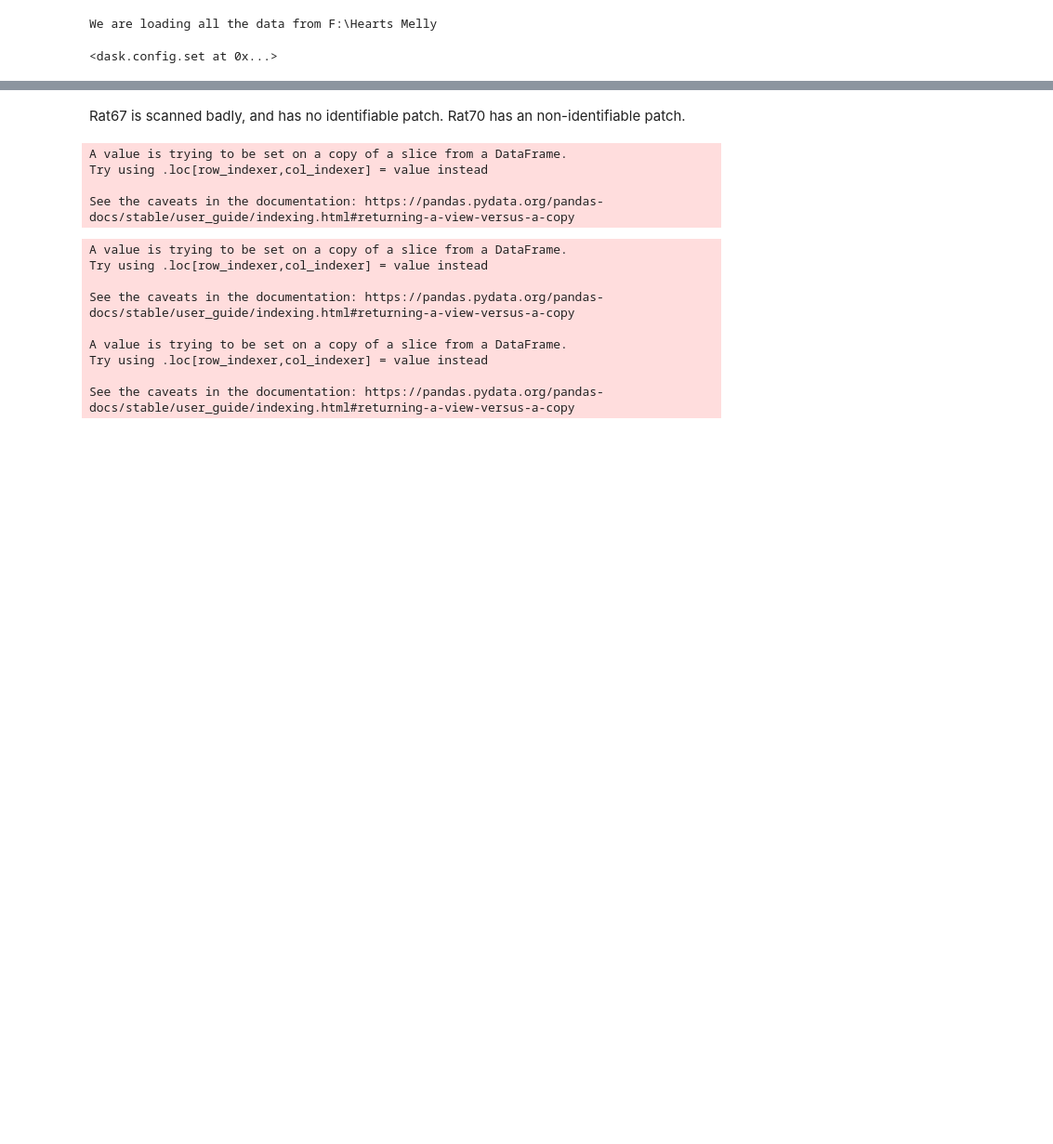
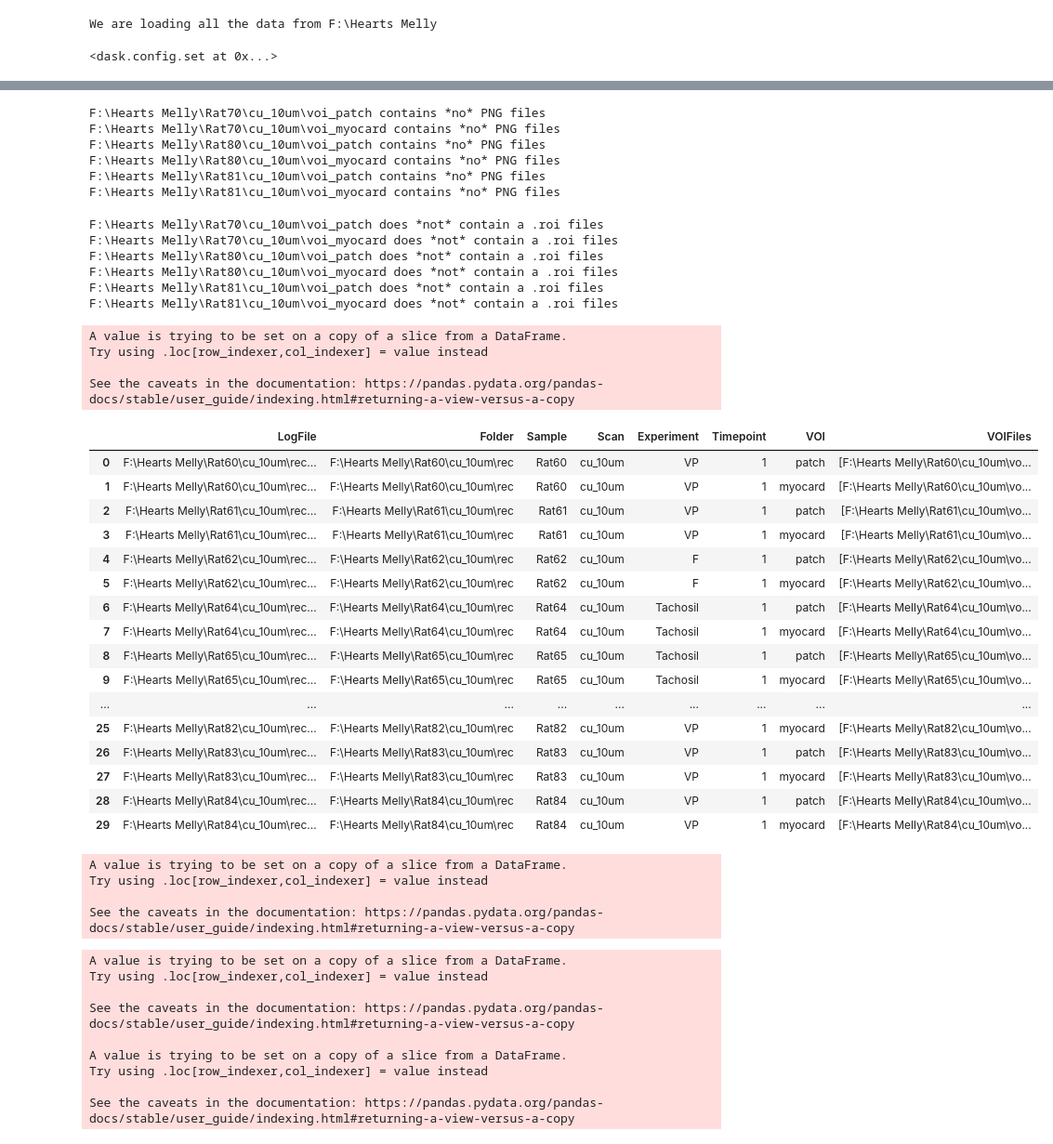
Before and after one commit to habi/heart-neoangiogenesis, a Jupyter notebook: Patch-Delineation-Analysis.ipynb, the cells around one changed output, grey strips where cells are left out. Shown at 93% size. Drawn from its saved outputs; the diff is of its cells as text; code cells hidden in the pictures; blank space fills up the shorter version.

```diff
--- a/Patch-Delineation-Analysis.ipynb
+++ b/Patch-Delineation-Analysis.ipynb
@@ -262,6 +231,69 @@ The patch of RatTest\overview needs to be delineated
-# %% [markdown]
-Rat67 is scanned badly, and has no identifiable patch.
-Rat70 has an non-identifiable patch.
+# %%
+# Detect what's in the VOI folders
+for sample in Data.Sample.unique():
+    for folder in ['_patch', '_myocard']:
+        # print('%s contains %s PNG files' % (glob.glob(os.path.join(Root, sample, 'cu_10um', '*' + folder)),
+        #                                     len(glob.glob(os.path.join(Root, sample, 'cu_10um', '*' + folder, '*.png')))))
+        if not len(glob.glob(os.path.join(Root, sample, 'cu_10um', '*' + folder, '*.png'))):
+            print('%s contains *no* PNG files' % glob.glob(os.path.join(Root, sample, 'cu_10um', '*' + folder))[0])
+# %% [output]
+F:\Hearts Melly\Rat70\cu_10um\voi_patch contains *no* PNG files
+F:\Hearts Melly\Rat70\cu_10um\voi_myocard contains *no* PNG files
+F:\Hearts Melly\Rat80\cu_10um\voi_patch contains *no* PNG files
+F:\Hearts Melly\Rat80\cu_10um\voi_myocard contains *no* PNG files
+F:\Hearts Melly\Rat81\cu_10um\voi_patch contains *no* PNG files
+F:\Hearts Melly\Rat81\cu_10um\voi_myocard contains *no* PNG files
+# %%
+# Detect VOI files
+for sample in Data.Sample.unique():
+    for folder in ['_patch', '_myocard']:
+        if len(glob.glob(os.path.join(Root, sample, 'cu_10um', '*' + folder, '*.roi'))) != 1:
+            print('%s does *not* contain a .roi files' % glob.glob(os.path.join(Root, sample, 'cu_10um', '*' + folder))[0])
+# %% [output]
+F:\Hearts Melly\Rat70\cu_10um\voi_patch does *not* contain a .roi files
+F:\Hearts Melly\Rat70\cu_10um\voi_myocard does *not* contain a .roi files
+F:\Hearts Melly\Rat80\cu_10um\voi_patch does *not* contain a .roi files
+F:\Hearts Melly\Rat80\cu_10um\voi_myocard does *not* contain a .roi files
+F:\Hearts Melly\Rat81\cu_10um\voi_patch does *not* contain a .roi files
+F:\Hearts Melly\Rat81\cu_10um\voi_myocard does *not* contain a .roi files
+# %%
+# Tim delineated both the patch and myocard region
+# We thus need to duplicate the dataframe for loading them correctly
+Data = pandas.concat([Data] *2, ignore_index=True)
+Data.sort_values('Sample', inplace=True)
+Data.reset_index(drop=True, inplace=True)
+# %%
+Data['VOI'] = 'myocard'
+Data.iloc[::2, :]['VOI'] = 'patch'
+# %% [output]
+A value is trying to be set on a copy of a slice from a DataFrame.
+Try using .loc[row_indexer,col_indexer] = value instead
+
+See the caveats in the documentation: https://pandas.pydata.org/pandas-docs/stable/user_guide/indexing.html#returning-a-view-versus-a-copy
+# %%
+Data['VOIFiles'] = [sorted(glob.glob(os.path.join(Root, sample, scan, 'voi_' + voi, '*.png')))
+                              for (sample, scan, voi)
+                              in zip(Data['Sample'], Data['Scan'], Data['VOI'])]
+# %%
+Data
+# %% [output]
+|  | LogFile | Folder | Sample | Scan | Experiment | Timepoint | VOI | VOIFiles |
+| 0 | F:\Hearts Melly\Rat60\cu_10um\rec... | F:\Hearts Melly\Rat60\cu_10um\rec | Rat60 | cu_10um | VP | 1 | patch | [F:\Hearts Melly\Rat60\cu_10um\vo... |
+| 1 | F:\Hearts Melly\Rat60\cu_10um\rec... | F:\Hearts Melly\Rat60\cu_10um\rec | Rat60 | cu_10um | VP | 1 | myocard | [F:\Hearts Melly\Rat60\cu_10um\vo... |
+| 2 | F:\Hearts Melly\Rat61\cu_10um\rec... | F:\Hearts Melly\Rat61\cu_10um\rec | Rat61 | cu_10um | VP | 1 | patch | [F:\Hearts Melly\Rat61\cu_10um\vo... |
+| 3 | F:\Hearts Melly\Rat61\cu_10um\rec... | F:\Hearts Melly\Rat61\cu_10um\rec | Rat61 | cu_10um | VP | 1 | myocard | [F:\Hearts Melly\Rat61\cu_10um\vo... |
+| 4 | F:\Hearts Melly\Rat62\cu_10um\rec... | F:\Hearts Melly\Rat62\cu_10um\rec | Rat62 | cu_10um | F | 1 | patch | [F:\Hearts Melly\Rat62\cu_10um\vo... |
+| 5 | F:\Hearts Melly\Rat62\cu_10um\rec... | F:\Hearts Melly\Rat62\cu_10um\rec | Rat62 | cu_10um | F | 1 | myocard | [F:\Hearts Melly\Rat62\cu_10um\vo... |
+| 6 | F:\Hearts Melly\Rat64\cu_10um\rec... | F:\Hearts Melly\Rat64\cu_10um\rec | Rat64 | cu_10um | Tachosil | 1 | patch | [F:\Hearts Melly\Rat64\cu_10um\vo... |
+| 7 | F:\Hearts Melly\Rat64\cu_10um\rec... | F:\Hearts Melly\Rat64\cu_10um\rec | Rat64 | cu_10um | Tachosil | 1 | myocard | [F:\Hearts Melly\Rat64\cu_10um\vo... |
+| 8 | F:\Hearts Melly\Rat65\cu_10um\rec... | F:\Hearts Melly\Rat65\cu_10um\rec | Rat65 | cu_10um | Tachosil | 1 | patch | [F:\Hearts Melly\Rat65\cu_10um\vo... |
+| 9 | F:\Hearts Melly\Rat65\cu_10um\rec... | F:\Hearts Melly\Rat65\cu_10um\rec | Rat65 | cu_10um | Tachosil | 1 | myocard | [F:\Hearts Melly\Rat65\cu_10um\vo... |
+| ... | ... | ... | ... | ... | ... | ... | ... | ... |
+| 25 | F:\Hearts Melly\Rat82\cu_10um\rec... | F:\Hearts Melly\Rat82\cu_10um\rec | Rat82 | cu_10um | VP | 1 | myocard | [F:\Hearts Melly\Rat82\cu_10um\vo... |
+| 26 | F:\Hearts Melly\Rat83\cu_10um\rec... | F:\Hearts Melly\Rat83\cu_10um\rec | Rat83 | cu_10um | VP | 1 | patch | [F:\Hearts Melly\Rat83\cu_10um\vo... |
+| 27 | F:\Hearts Melly\Rat83\cu_10um\rec... | F:\Hearts Melly\Rat83\cu_10um\rec | Rat83 | cu_10um | VP | 1 | myocard | [F:\Hearts Melly\Rat83\cu_10um\vo... |
+| 28 | F:\Hearts Melly\Rat84\cu_10um\rec... | F:\Hearts Melly\Rat84\cu_10um\rec | Rat84 | cu_10um | VP | 1 | patch | [F:\Hearts Melly\Rat84\cu_10um\vo... |
+| 29 | F:\Hearts Melly\Rat84\cu_10um\rec... | F:\Hearts Melly\Rat84\cu_10um\rec | Rat84 | cu_10um | VP | 1 | myocard | [F:\Hearts Melly\Rat84\cu_10um\vo... |
 # %%
 # Drop samples which have not been delineated yet
 # Based on https://stackoverflow.com/a/13851602
```
Also changed, not shown: parts of 8 cells of this notebook.
